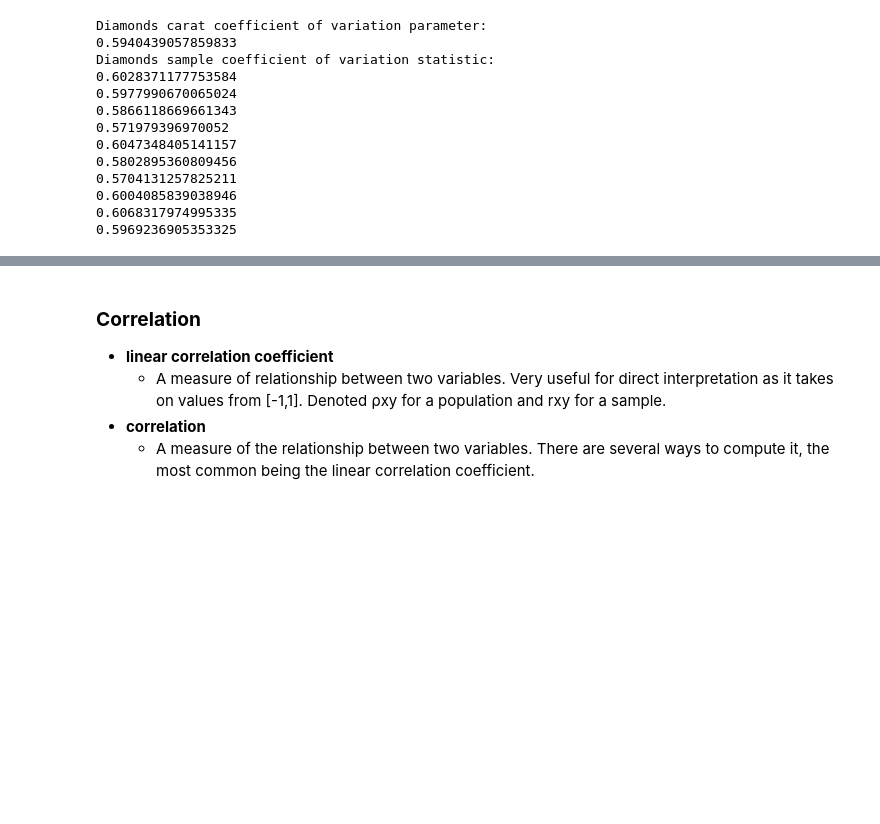
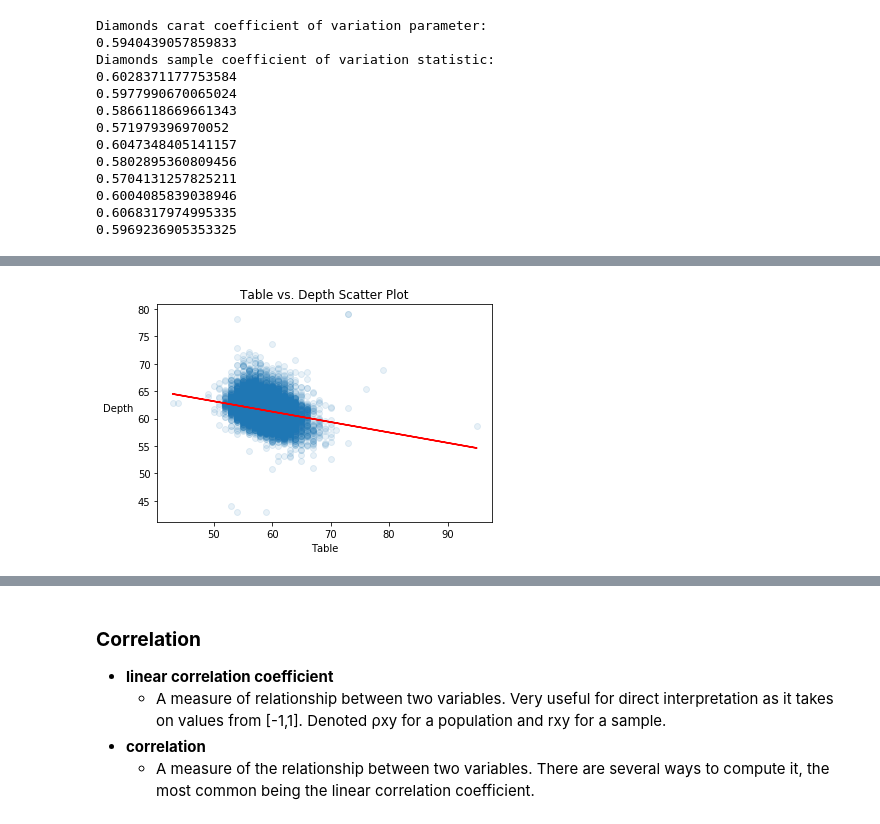
Before and after one commit to jmeguira/stats, a Jupyter notebook: stats_notebook.ipynb, the cells around one changed output, grey strips where cells are left out. Saved outputs shown, nothing was run; the diff lists cells and outputs as text; code cells hidden in the pictures; blank space fills up the shorter version.

```diff
--- a/stats_notebook.ipynb
+++ b/stats_notebook.ipynb
@@ -759,0 +786,12 @@ diamonds.cov()
+# %%
+z = np.polyfit(diamonds['table'],diamonds['depth'],1)
+p = np.poly1d(z)
+
+plt.scatter(diamonds['table'], diamonds['depth'], alpha = .1)
+plt.title('Table vs. Depth Scatter Plot')
+plt.ylabel('Depth', horizontalalignment = 'right', rotation = 0)
+plt.xlabel('Table')
+plt.plot(diamonds['table'], p(diamonds['table']), "r-")
+plt.show()
+# %% [output]
+[figure, added]
```
Also changed, not shown: parts of 7 cells of this notebook.
